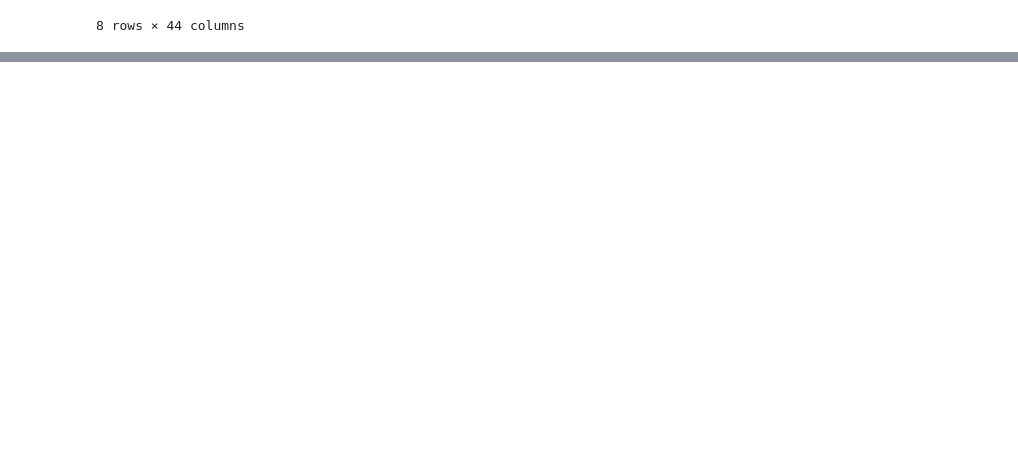
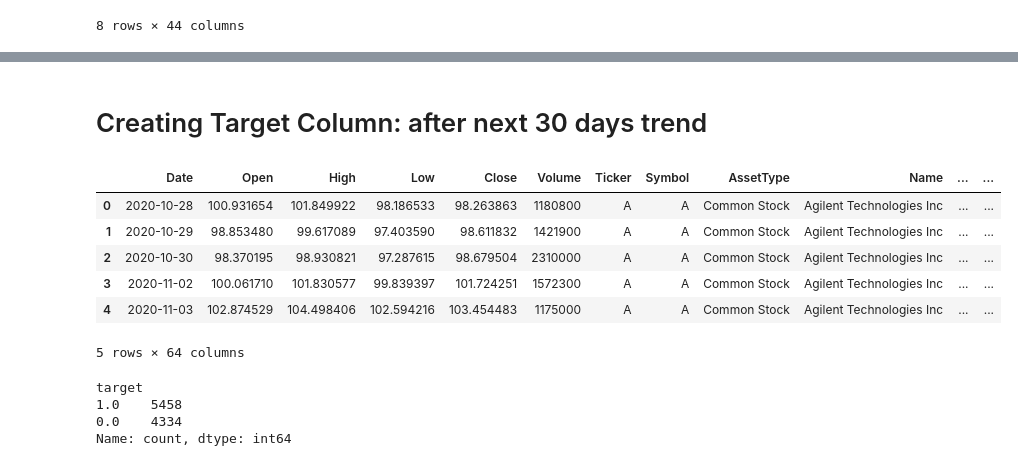
Before and after one commit to akhyear/stock_price, a Jupyter notebook: notebooks/02_eda.ipynb, the cells around one changed output, grey strips where cells are left out. Saved outputs shown, nothing was run; the diff lists cells and outputs as text; code cells hidden in the pictures; blank space fills up the shorter version.

Commit message:
eda: Creating Target Column: after next 30 days trend

```diff
--- a/notebooks/02_eda.ipynb
+++ b/notebooks/02_eda.ipynb
@@ -73,0 +89,39 @@ df.describe()
+# %% [markdown]
+# Creating Target Column: after next 30 days trend
+# %%
+# Convert Date to datetime
+df['Date'] = pd.to_datetime(df['Date'])
+# %%
+# Sort by Ticker and Date to ensure chronological order per company
+df = df.sort_values(['Ticker', 'Date']).reset_index(drop=True)
+# %%
+# Function to create target column: 1 if Close 30 days ahead > current Close, 0 otherwise, NaN if not enough future data
+def create_target(group):
+    group = group.copy()
+    n = len(group)
+    group['target'] = np.nan
+    for i in range(n - 30):
+        future_close = group.iloc[i + 30]['Close']
+        current_close = group.iloc[i]['Close']
+        group.iloc[i, group.columns.get_loc('target')] = 1 if future_close > current_close else 0
+    return group
+# %%
+# Apply the function per ticker (company)
+df = df.groupby('Ticker', group_keys=False).apply(create_target).reset_index(drop=True)
+# %%
+df.head()
+# %% [output]
+|  | Date | Open | High | Low | Close | Volume | Ticker | Symbol | AssetType | Name | ... | ... |
+| 0 | 2020-10-28 | 100.931654 | 101.849922 | 98.186533 | 98.263863 | 1180800 | A | A | Common Stock | Agilent Technologies Inc | ... | ... |
+| 1 | 2020-10-29 | 98.853480 | 99.617089 | 97.403590 | 98.611832 | 1421900 | A | A | Common Stock | Agilent Technologies Inc | ... | ... |
+| 2 | 2020-10-30 | 98.370195 | 98.930821 | 97.287615 | 98.679504 | 2310000 | A | A | Common Stock | Agilent Technologies Inc | ... | ... |
+| 3 | 2020-11-02 | 100.061710 | 101.830577 | 99.839397 | 101.724251 | 1572300 | A | A | Common Stock | Agilent Technologies Inc | ... | ... |
+| 4 | 2020-11-03 | 102.874529 | 104.498406 | 102.594216 | 103.454483 | 1175000 | A | A | Common Stock | Agilent Technologies Inc | ... | ... |
+5 rows × 64 columns
+# %%
+df['target'].value_counts()
+# %% [output]
+target
+1.0    5458
+0.0    4334
+Name: count, dtype: int64
```
Also changed, not shown: parts of 1 cell of this notebook.
